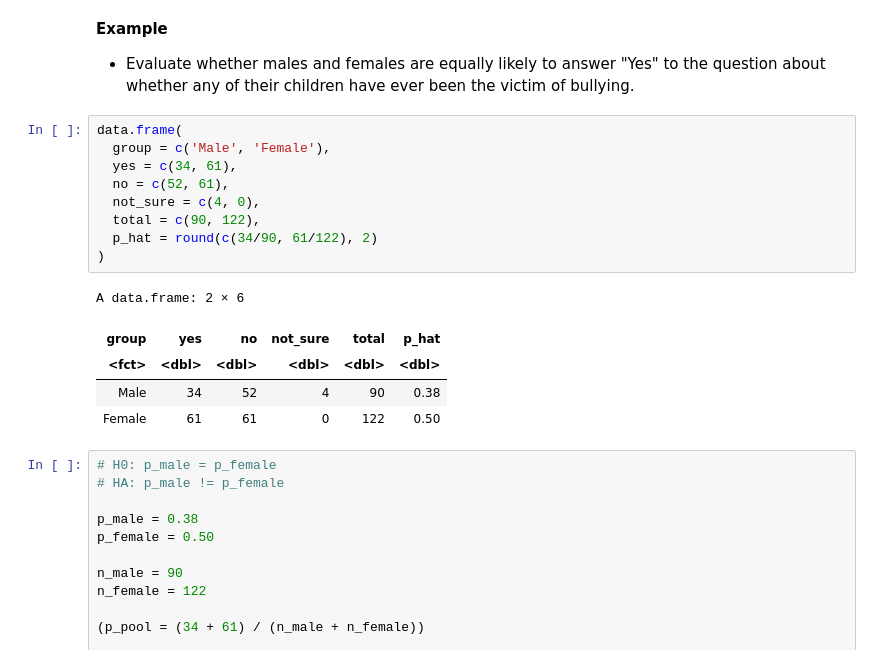
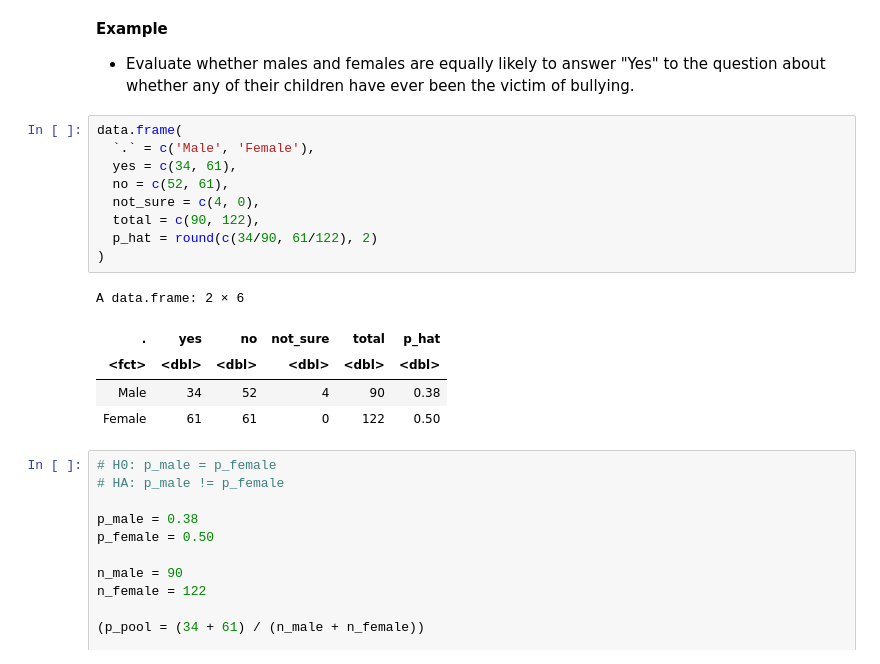
Before and after one commit to Himanshiyaduvanshi/coursera-statistics-r, a Jupyter notebook: notes/2.4.ipynb, the cells around one changed output. Saved outputs shown, nothing was run; the diff lists cells and outputs as text.

```diff
--- a/notes/2.4.ipynb
+++ b/notes/2.4.ipynb
@@ -287,16 +287,16 @@ $$
 - Evaluate whether males and females are equally likely to answer "Yes" to the question about whether any of their children have ever been the victim of bullying.
 # %%
 data.frame(
-  group = c('Male', 'Female'),
+  `.` = c('Male', 'Female'),
   yes = c(34, 61),
   no = c(52, 61),
   not_sure = c(4, 0),
   total = c(90, 122),
   p_hat = round(c(34/90, 61/122), 2)
 )
 # %% [output]
 A data.frame: 2 × 6
-| group | yes | no | not_sure | total | p_hat |
+| . | yes | no | not_sure | total | p_hat |
 | <fct> | <dbl> | <dbl> | <dbl> | <dbl> | <dbl> |
 | Male | 34 | 52 | 4 | 90 | 0.38 |
 | Female | 61 | 61 | 0 | 122 | 0.50 |
```
Also changed, not shown: parts of 21 cells of this notebook.
